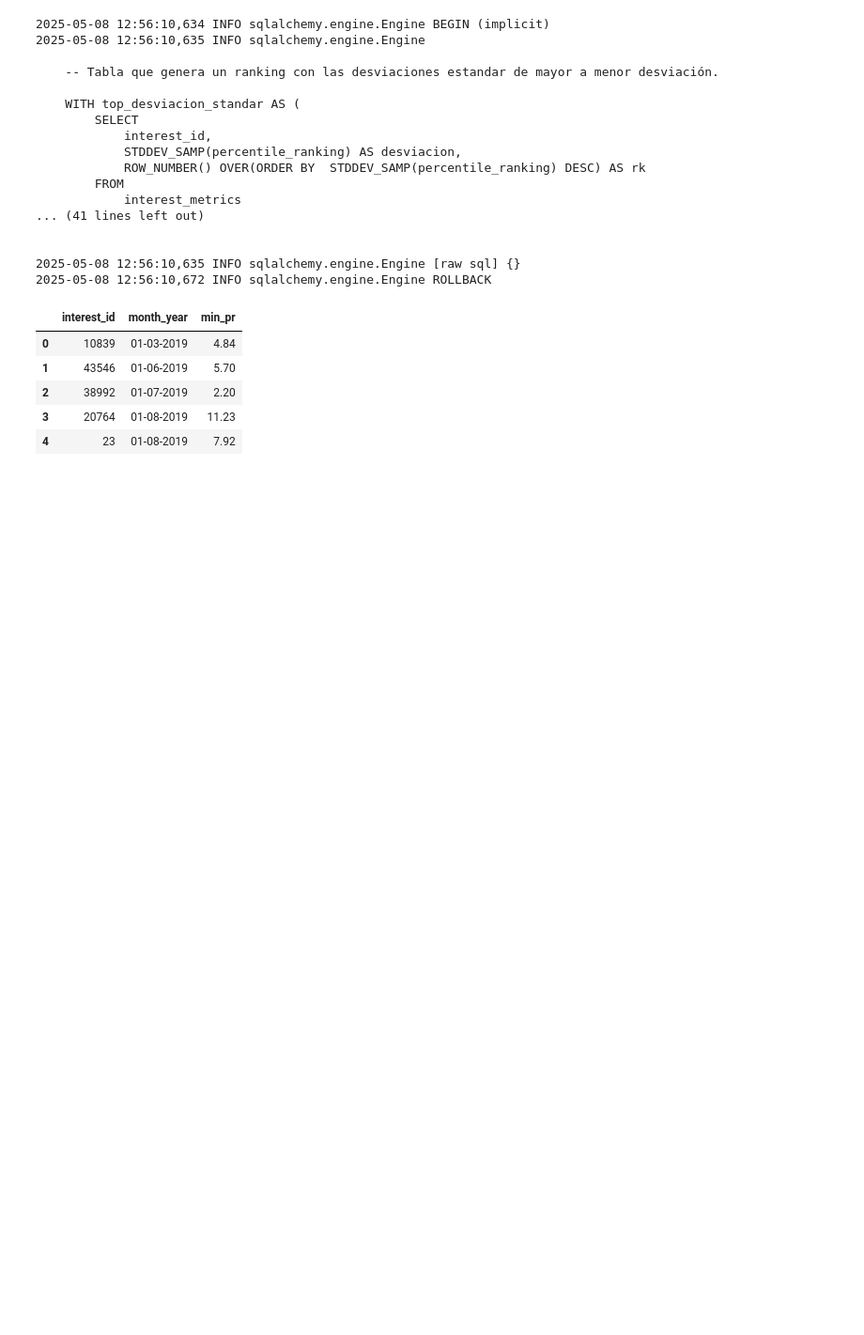
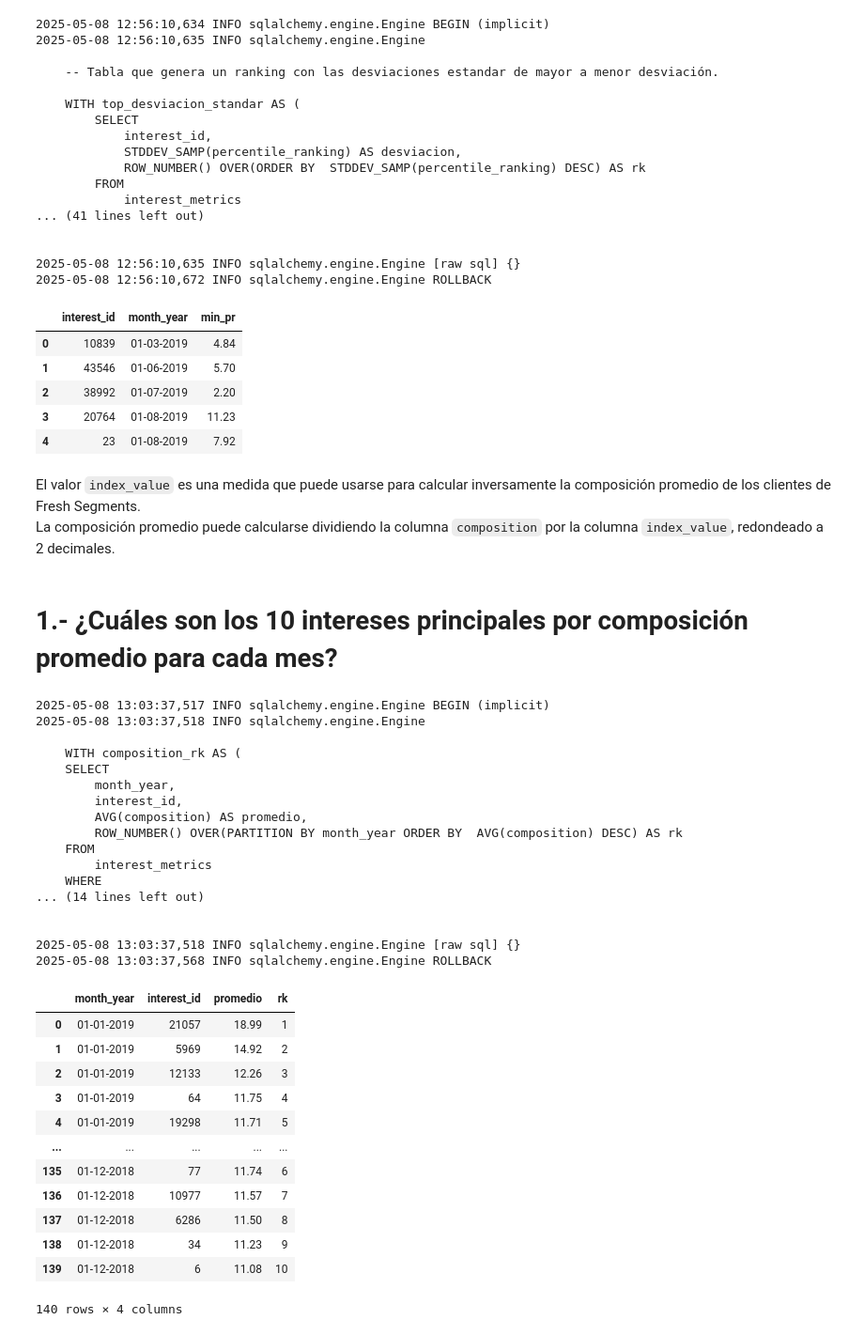
Before and after one commit to LLAES07/SQL_DESAFIO, a Jupyter notebook: Caso_8/Caso_8.ipynb, the cells around one changed output. Shown at 94% size. Saved outputs shown, nothing was run; the diff lists cells and outputs as text; code cells hidden in the pictures; blank space fills up the shorter version.

```diff
--- a/Caso_8/Caso_8.ipynb
+++ b/Caso_8/Caso_8.ipynb
@@ -1464,3 +1464,68 @@ pd.read_sql_query(query, con=engine)
 | 2 | 38992 | 01-07-2019 | 2.20 |
 | 3 | 20764 | 01-08-2019 | 11.23 |
 | 4 | 23 | 01-08-2019 | 7.92 |
+# %% [markdown]
+El valor `index_value` es una medida que puede usarse para calcular inversamente la composición promedio de los clientes de Fresh Segments.
+La composición promedio puede calcularse dividiendo la columna `composition` por la columna `index_value`, redondeado a 2 decimales.
+# %% [markdown]
+# **1.- ¿Cuáles son los 10 intereses principales por composición promedio para cada mes?**
+# %%
+query = '''
+
+    WITH composition_rk AS (
+    SELECT
+        month_year,
+        interest_id,
+        AVG(composition) AS promedio,
+        ROW_NUMBER() OVER(PARTITION BY month_year ORDER BY  AVG(composition) DESC) AS rk
+    FROM
+        interest_metrics
+    WHERE
+        month_year IS NOT NULL
+
+    GROUP BY
+        month_year,
+        interest_id )
+
+    SELECT
+        *
+    FROM
+        composition_rk
+    WHERE
+        rk <=10;
+
+
+
+'''
+pd.read_sql_query(query, con=engine)
+# %% [output]
+2025-05-08 13:03:37,517 INFO sqlalchemy.engine.Engine BEGIN (implicit)
+2025-05-08 13:03:37,518 INFO sqlalchemy.engine.Engine
+
+    WITH composition_rk AS (
+    SELECT
+        month_year,
+        interest_id,
+        AVG(composition) AS promedio,
+        ROW_NUMBER() OVER(PARTITION BY month_year ORDER BY  AVG(composition) DESC) AS rk
+    FROM
+        interest_metrics
+    WHERE
+... (14 lines left out)
+
+
+2025-05-08 13:03:37,518 INFO sqlalchemy.engine.Engine [raw sql] {}
+2025-05-08 13:03:37,568 INFO sqlalchemy.engine.Engine ROLLBACK
+|  | month_year | interest_id | promedio | rk |
+| 0 | 01-01-2019 | 21057 | 18.99 | 1 |
+| 1 | 01-01-2019 | 5969 | 14.92 | 2 |
+| 2 | 01-01-2019 | 12133 | 12.26 | 3 |
+| 3 | 01-01-2019 | 64 | 11.75 | 4 |
+| 4 | 01-01-2019 | 19298 | 11.71 | 5 |
+| ... | ... | ... | ... | ... |
+| 135 | 01-12-2018 | 77 | 11.74 | 6 |
+| 136 | 01-12-2018 | 10977 | 11.57 | 7 |
+| 137 | 01-12-2018 | 6286 | 11.50 | 8 |
+| 138 | 01-12-2018 | 34 | 11.23 | 9 |
+| 139 | 01-12-2018 | 6 | 11.08 | 10 |
+140 rows × 4 columns
```
Also changed, not shown: parts of 3 cells of this notebook.
